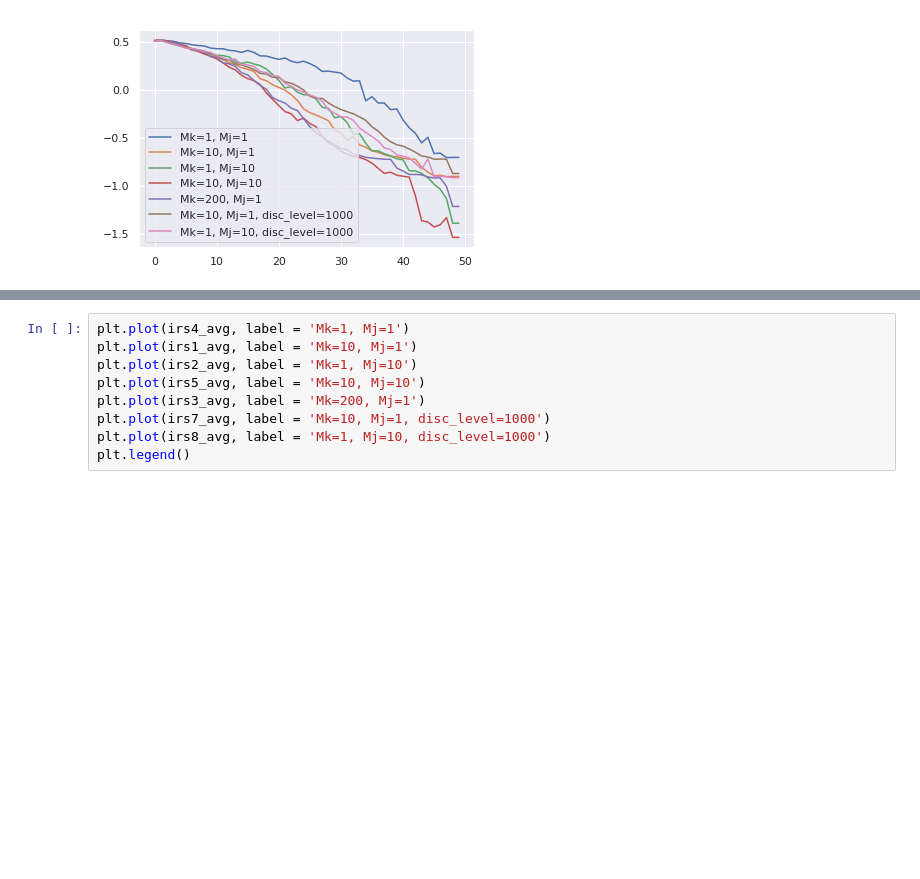
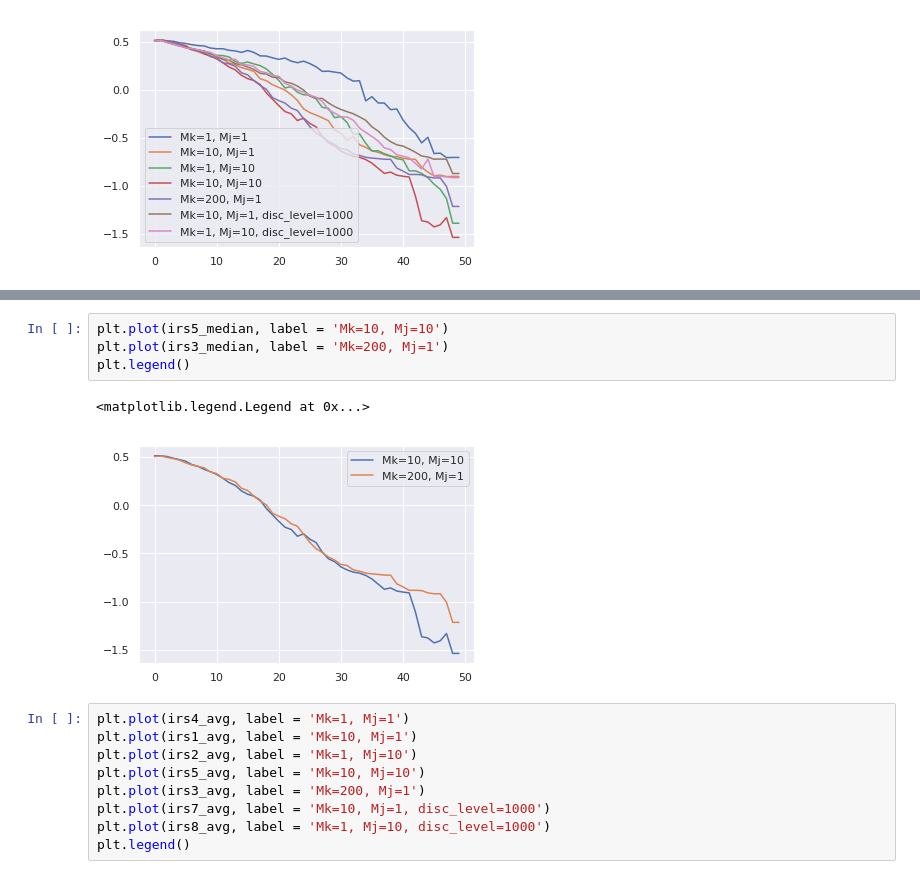
Before and after one commit to kkh8676/opt_functions, a Jupyter notebook: discretize_level_vs_Mk_Mj_for_hartmann.ipynb, the cells around one changed output, grey strips where cells are left out. Cells and saved outputs as stored; diff of their text form; blank space fills up the shorter version.

```diff
--- a/discretize_level_vs_Mk_Mj_for_hartmann.ipynb
+++ b/discretize_level_vs_Mk_Mj_for_hartmann.ipynb
@@ -244,3 +265,10 @@ plt.legend()
+# %%
+plt.plot(irs5_median, label = 'Mk=10, Mj=10')
+plt.plot(irs3_median, label = 'Mk=200, Mj=1')
+plt.legend()
+# %% [output]
+<matplotlib.legend.Legend at 0x...>
+[figure, added]
 # %%
 plt.plot(irs4_avg, label = 'Mk=1, Mj=1')
 plt.plot(irs1_avg, label = 'Mk=10, Mj=1')
```
Also changed, not shown: parts of 5 cells of this notebook.
